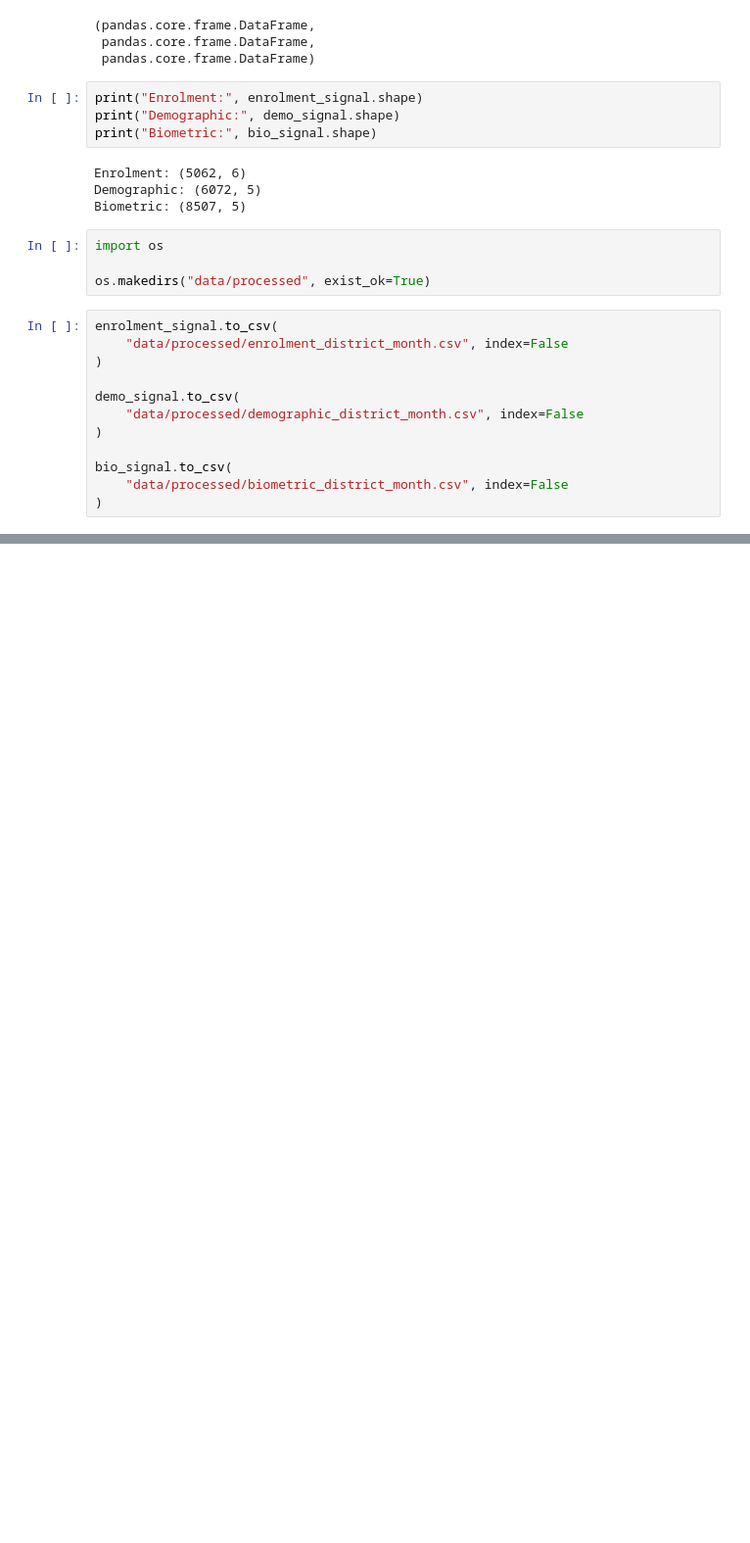
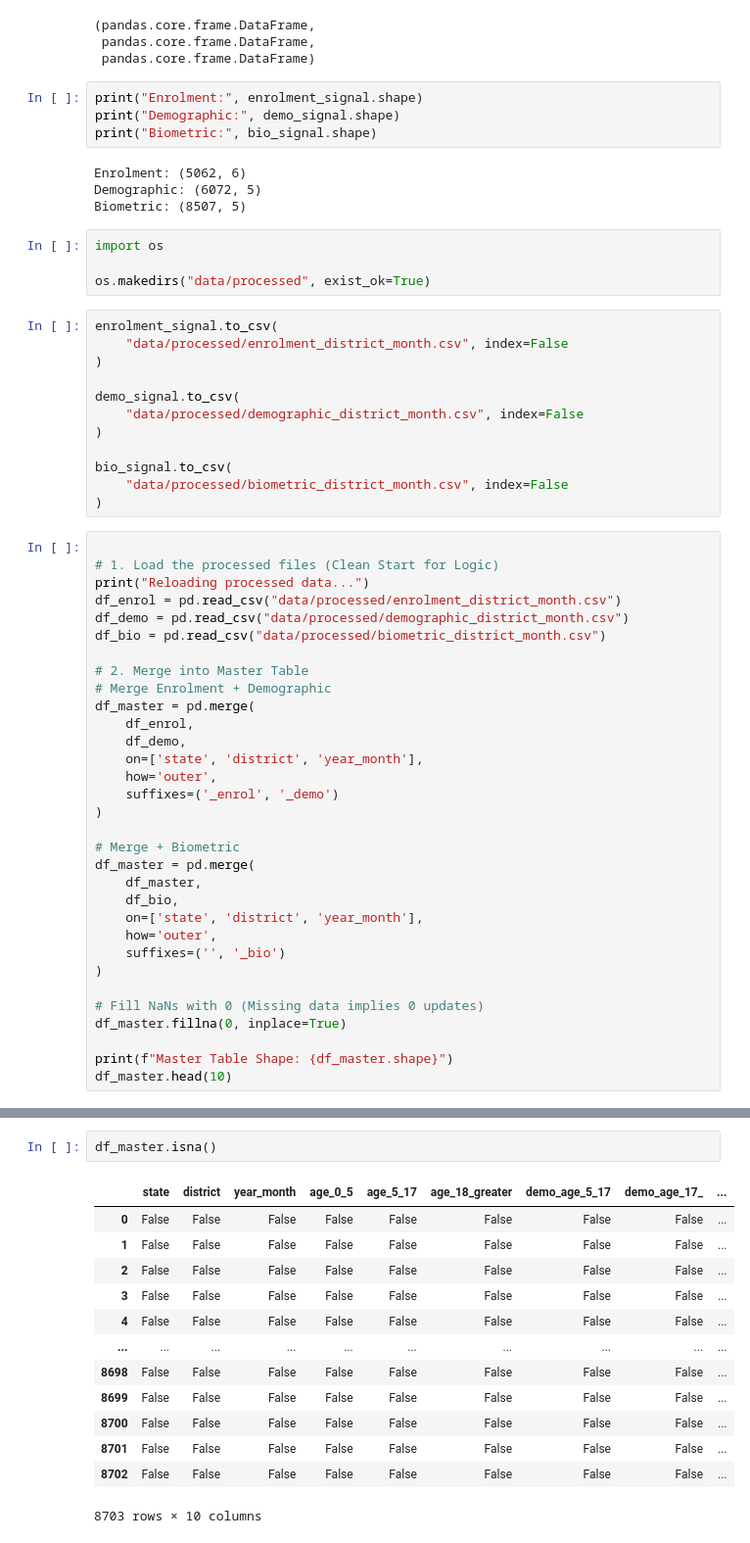
Before and after one commit to SrijanMandal19/UIDAI-Data-Hackathon-2026, a Jupyter notebook: notebooks/02_signal_engineering.ipynb, the cells around one changed output, grey strips where cells are left out. Shown at 98% size. Drawn from its saved outputs; the diff is of its cells as text; blank space fills up the shorter version.

```diff
--- a/notebooks/02_signal_engineering.ipynb
+++ b/notebooks/02_signal_engineering.ipynb
@@ -124,3 +124,35 @@ demo_signal.to_csv(
 bio_signal.to_csv(
     "data/processed/biometric_district_month.csv", index=False
 )
+# %%
+
+# 1. Load the processed files (Clean Start for Logic)
+print("Reloading processed data...")
+df_enrol = pd.read_csv("data/processed/enrolment_district_month.csv")
+df_demo = pd.read_csv("data/processed/demographic_district_month.csv")
+df_bio = pd.read_csv("data/processed/biometric_district_month.csv")
+
+# 2. Merge into Master Table
+# Merge Enrolment + Demographic
+df_master = pd.merge(
+    df_enrol,
+    df_demo,
+    on=['state', 'district', 'year_month'],
+    how='outer',
+    suffixes=('_enrol', '_demo')
+)
+
+# Merge + Biometric
+df_master = pd.merge(
+    df_master,
+    df_bio,
+    on=['state', 'district', 'year_month'],
+    how='outer',
+    suffixes=('', '_bio')
+)
+
+# Fill NaNs with 0 (Missing data implies 0 updates)
+df_master.fillna(0, inplace=True)
+
+print(f"Master Table Shape: {df_master.shape}")
+df_master.head(10)
@@ -126,0 +173,16 @@ bio_signal.to_csv(
+# %%
+df_master.isna()
+# %% [output]
+|  | state | district | year_month | age_0_5 | age_5_17 | age_18_greater | demo_age_5_17 | demo_age_17_ | ... |
+| 0 | False | False | False | False | False | False | False | False | ... |
+| 1 | False | False | False | False | False | False | False | False | ... |
+| 2 | False | False | False | False | False | False | False | False | ... |
+| 3 | False | False | False | False | False | False | False | False | ... |
+| 4 | False | False | False | False | False | False | False | False | ... |
+| ... | ... | ... | ... | ... | ... | ... | ... | ... | ... |
+| 8698 | False | False | False | False | False | False | False | False | ... |
+| 8699 | False | False | False | False | False | False | False | False | ... |
+| 8700 | False | False | False | False | False | False | False | False | ... |
+| 8701 | False | False | False | False | False | False | False | False | ... |
+| 8702 | False | False | False | False | False | False | False | False | ... |
+8703 rows × 10 columns
```
Also changed, not shown: parts of 17 cells of this notebook, 3 other files.
